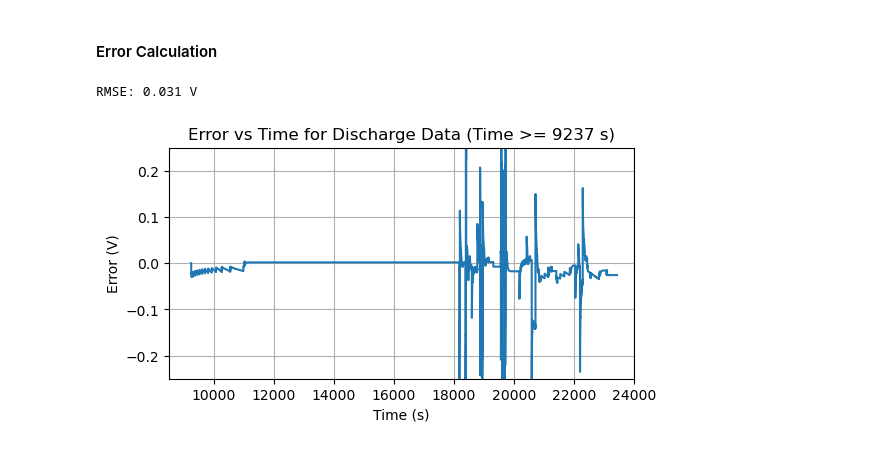
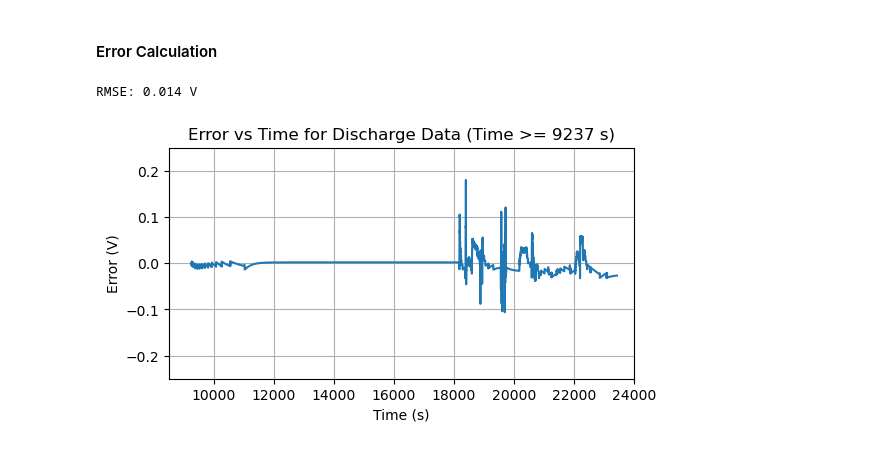
Before and after one commit to ryanlleung/FCTT-Project-3, a Jupyter notebook: part2.ipynb, the cells around one changed output. Drawn from its saved outputs; the diff is of its cells as text; code cells hidden in the pictures.

```diff
--- a/part2.ipynb
+++ b/part2.ipynb
@@ -168,14 +126,3 @@ plt.show()
-# %%
-# Parametrised Values
-R0 = 40e-3
-R1 = 5e-3
-C1 = 5e3
-
-DT = 1  # Time step
-
-i_R1 = np.zeros(len(BT_discharge))
-for i in range(0, len(BT_discharge) - 1):
-    i_R1[i+1] = np.exp(-1 * DT / (R1 * C1)) * i_R1[i] + (1 - np.exp(-1 * DT / (R1 * C1))) * -BT_discharge['Current (mA)'].iloc[i] / 1000
 # %% [markdown]
 ### Application
 # %% [markdown]
@@ -243,19 +238,19 @@ plt.show()
 #### Error Calculation
 # %%
 # Error
-error_array = v_array - dis_voltage_array
+error_array = v_term - dis_voltage_array
 rmse = np.sqrt(np.mean(error_array**2))
 print(f'RMSE: {round(rmse, 3)} V')
 
 fig = plt.subplots(figsize=(6, 3))
 plt.plot(BT_discharge['Time (s)'], error_array)
 plt.title('Error vs Time for Discharge Data (Time >= 9237 s)')
 plt.xlabel('Time (s)')
 plt.ylabel('Error (V)')
 plt.xlim(8500, 24000)
 plt.ylim(-0.25, 0.25)
 plt.grid()
 plt.show()
 # %% [output]
-RMSE: 0.031 V
+RMSE: 0.014 V
-[figure, old version]
+[figure, new version]
```
Also changed, not shown: parts of 16 cells of this notebook, 2 other files.
